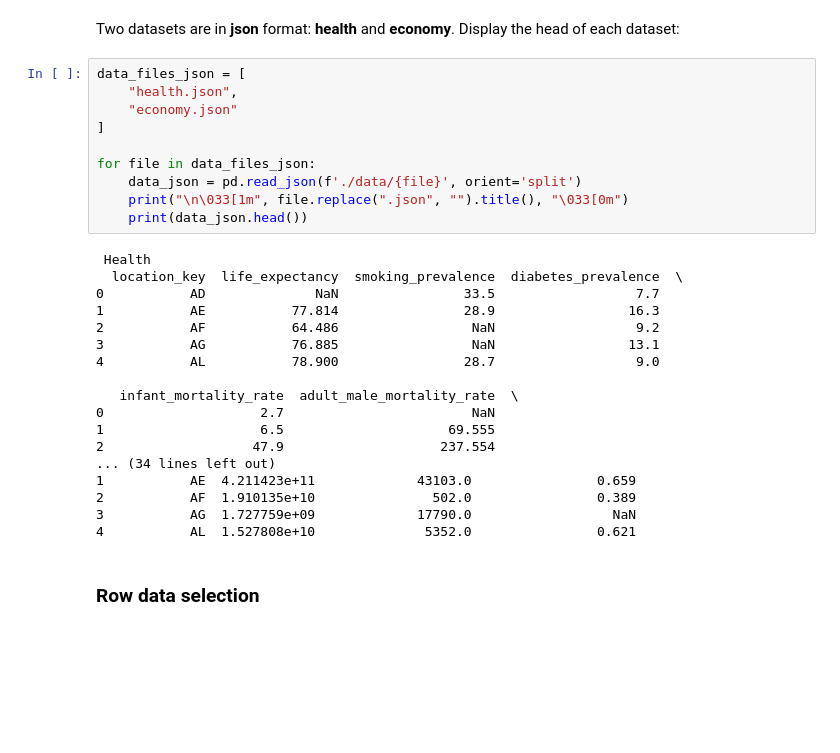
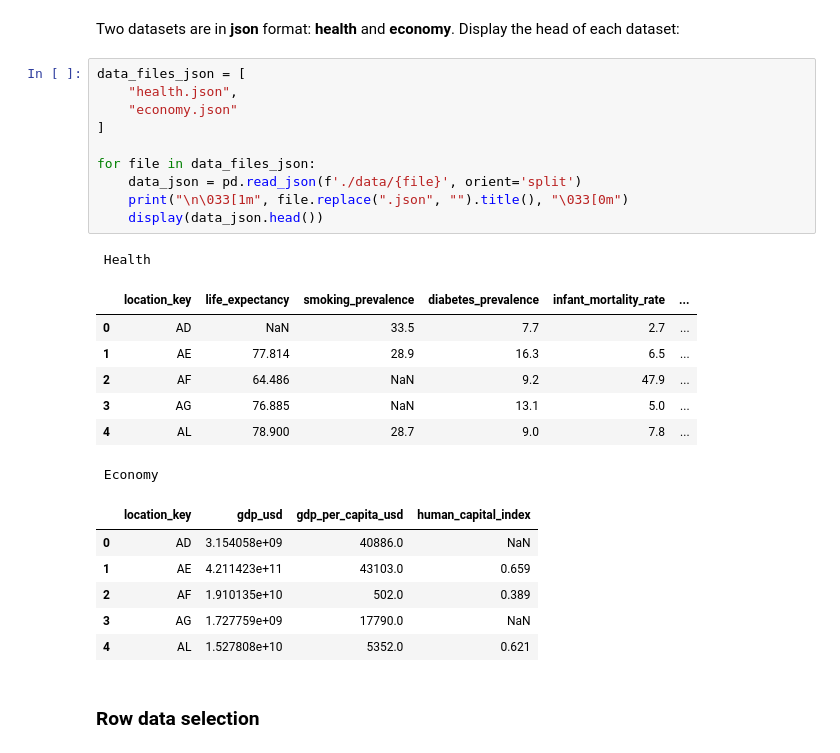
Before and after one commit to DenniseMc/cpsc_project, a Jupyter notebook: project_combine.ipynb, the cells around one changed output. Saved outputs shown, nothing was run; the diff lists cells and outputs as text; blank space fills up the shorter version.

```diff
--- a/project_combine.ipynb
+++ b/project_combine.ipynb
@@ -215,31 +226,28 @@ Two datasets are in **json** format: **health** and **economy**. Display the hea
 # %%
 data_files_json = [
     "health.json",
     "economy.json"
 ]
 
 for file in data_files_json:
     data_json = pd.read_json(f'./data/{file}', orient='split')
     print("\n\033[1m", file.replace(".json", "").title(), "\033[0m")
-    print(data_json.head())
+    display(data_json.head())
 # %% [output]
  Health
-  location_key  life_expectancy  smoking_prevalence  diabetes_prevalence  \
-0           AD              NaN                33.5                  7.7
-1           AE           77.814                28.9                 16.3
-2           AF           64.486                 NaN                  9.2
-3           AG           76.885                 NaN                 13.1
-4           AL           78.900                28.7                  9.0
-
-   infant_mortality_rate  adult_male_mortality_rate  \
-0                    2.7                        NaN
-1                    6.5                     69.555
-2                   47.9                    237.554
-... (34 lines left out)
-1           AE  4.211423e+11             43103.0                0.659
-2           AF  1.910135e+10               502.0                0.389
-3           AG  1.727759e+09             17790.0                  NaN
-4           AL  1.527808e+10              5352.0                0.621
+|  | location_key | life_expectancy | smoking_prevalence | diabetes_prevalence | infant_mortality_rate | ... |
+| 0 | AD | NaN | 33.5 | 7.7 | 2.7 | ... |
+| 1 | AE | 77.814 | 28.9 | 16.3 | 6.5 | ... |
+| 2 | AF | 64.486 | NaN | 9.2 | 47.9 | ... |
+| 3 | AG | 76.885 | NaN | 13.1 | 5.0 | ... |
+| 4 | AL | 78.900 | 28.7 | 9.0 | 7.8 | ... |
+ Economy
+|  | location_key | gdp_usd | gdp_per_capita_usd | human_capital_index |
+| 0 | AD | 3.154058e+09 | 40886.0 | NaN |
+| 1 | AE | 4.211423e+11 | 43103.0 | 0.659 |
+| 2 | AF | 1.910135e+10 | 502.0 | 0.389 |
+| 3 | AG | 1.727759e+09 | 17790.0 | NaN |
+| 4 | AL | 1.527808e+10 | 5352.0 | 0.621 |
 # %% [markdown]
 ### <a id='rowselectionjson'></a> Row data selection
 # %% [markdown]
```
Also changed, not shown: parts of 2 cells of this notebook, 1 other file.
